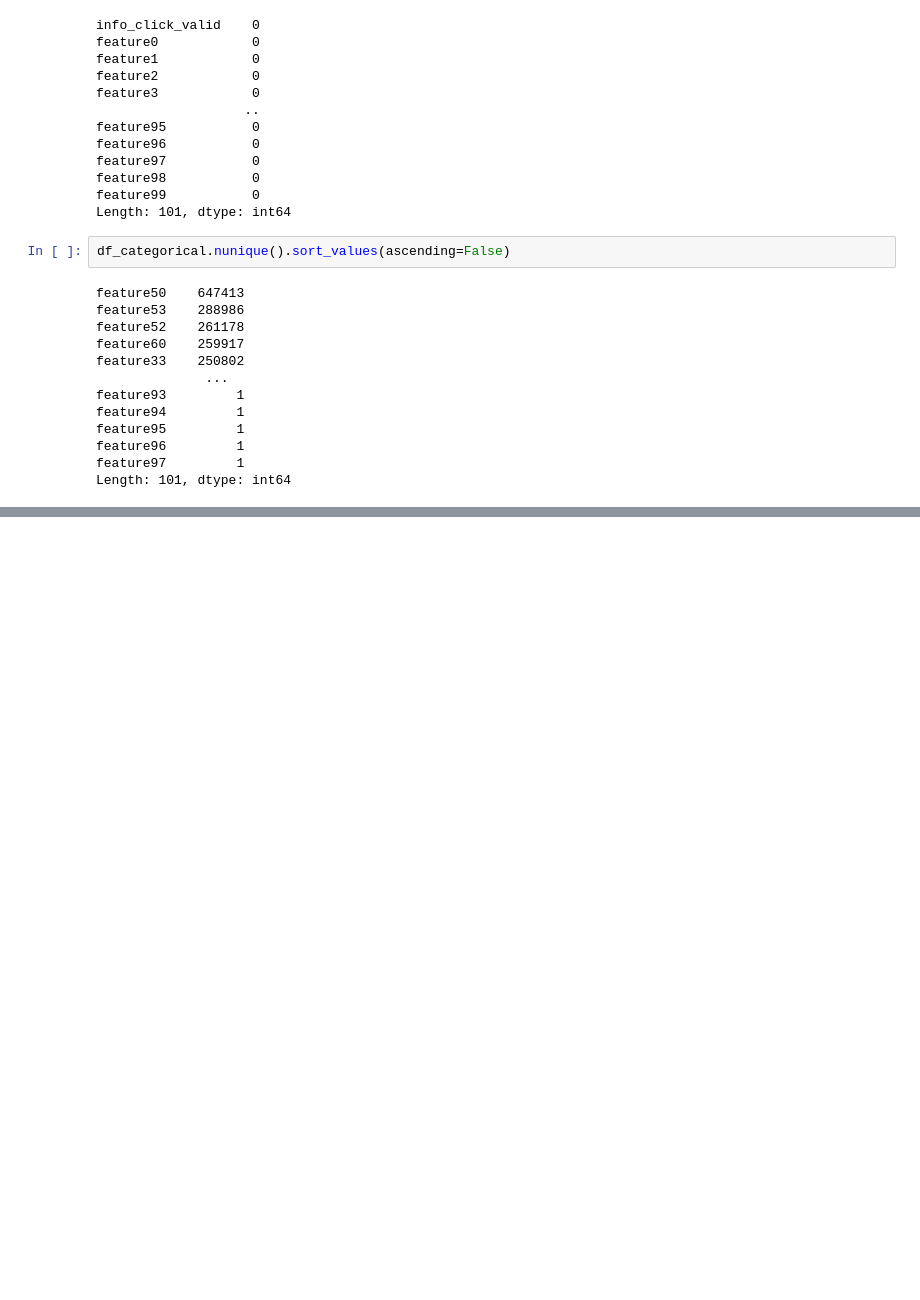
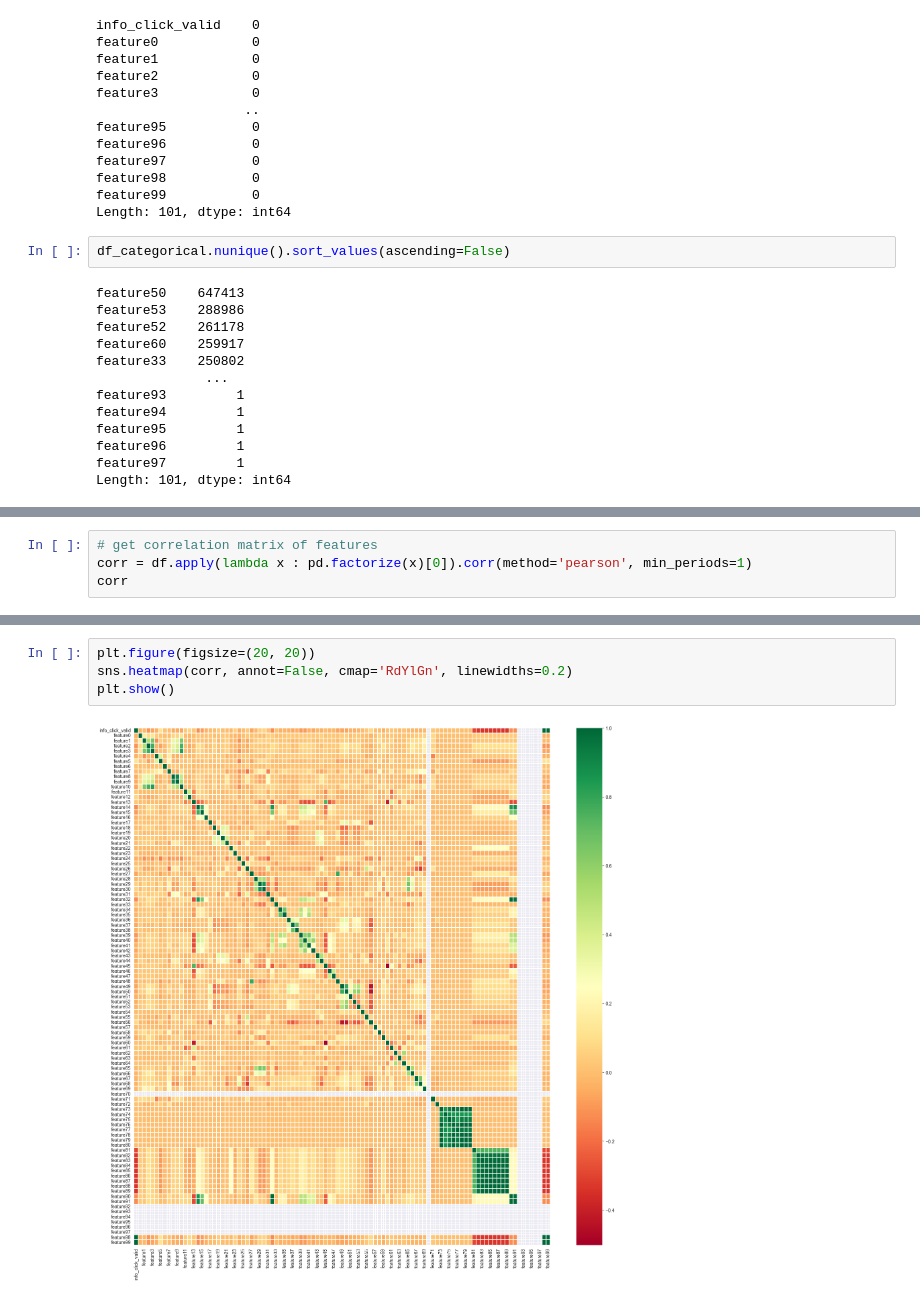
Before and after one commit to amadejp/DS_Project_Feature_Selection, a Jupyter notebook: src/EDA.ipynb, the cells around one changed output, grey strips where cells are left out. Saved outputs shown, nothing was run; the diff lists cells and outputs as text; blank space fills up the shorter version.

```diff
--- a/src/EDA.ipynb
+++ b/src/EDA.ipynb
@@ -133,0 +239,4 @@ plt.show()
+# %%
+# get correlation matrix of features
+corr = df.apply(lambda x : pd.factorize(x)[0]).corr(method='pearson', min_periods=1)
+corr
@@ -133,0 +257,6 @@ plt.show()
+# %%
+plt.figure(figsize=(20, 20))
+sns.heatmap(corr, annot=False, cmap='RdYlGn', linewidths=0.2)
+plt.show()
+# %% [output]
+[figure, added]
```
Also changed, not shown: parts of 11 cells of this notebook, 1 other file.
